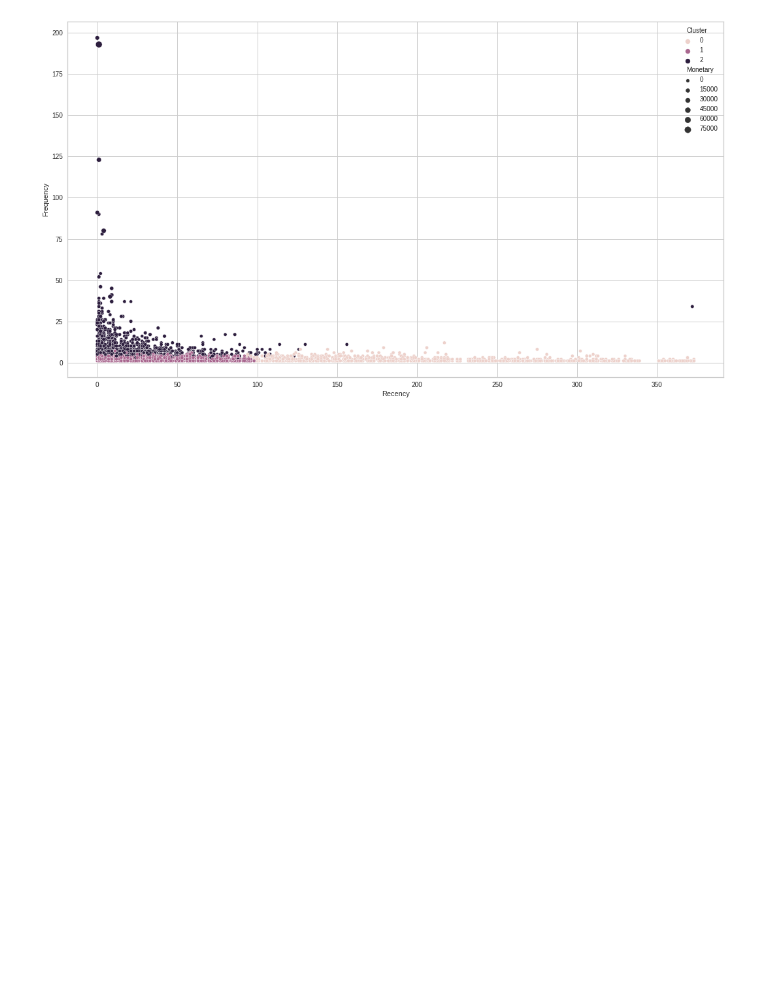
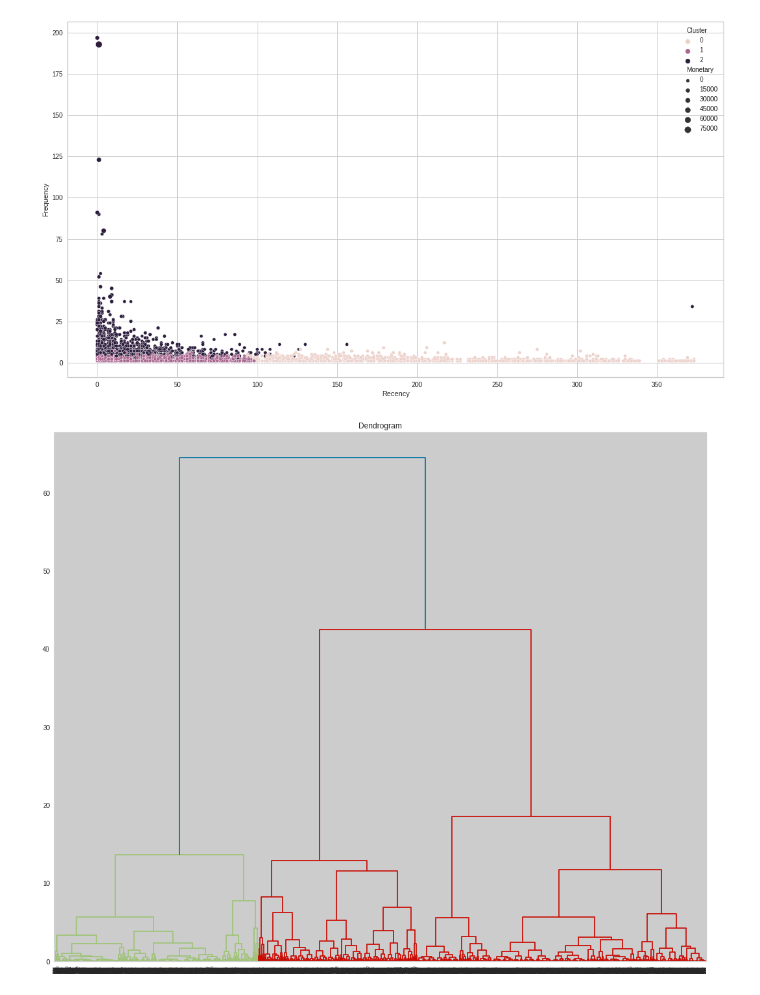
Before and after one commit to Hkhero79/Hk-online-Retail-customer-segmentation, a Jupyter notebook: Hk_Online_Retail_Customer_Segmentation_Capstone_Project.ipynb, the cells around one changed output. Saved outputs shown, nothing was run; the diff lists cells and outputs as text; code cells hidden in the pictures; blank space fills up the shorter version.

```diff
--- a/Hk_Online_Retail_Customer_Segmentation_Capstone_Project.ipynb
+++ b/Hk_Online_Retail_Customer_Segmentation_Capstone_Project.ipynb
@@ -516,0 +550,7 @@ sns.scatterplot(x = rfm_df_copy['Recency'], y = rfm_df_copy['Frequency'], size=
+# %%
+# Creating a dendrogram to visualize the clusters
+plt.figure(figsize = (18,15))
+plt.title('Dendrogram')
+dend = shc.dendrogram(shc.linkage(scaled_data, method='ward'))
+# %% [output]
+[figure, added]
```
Also changed, not shown: parts of 16 cells of this notebook.
